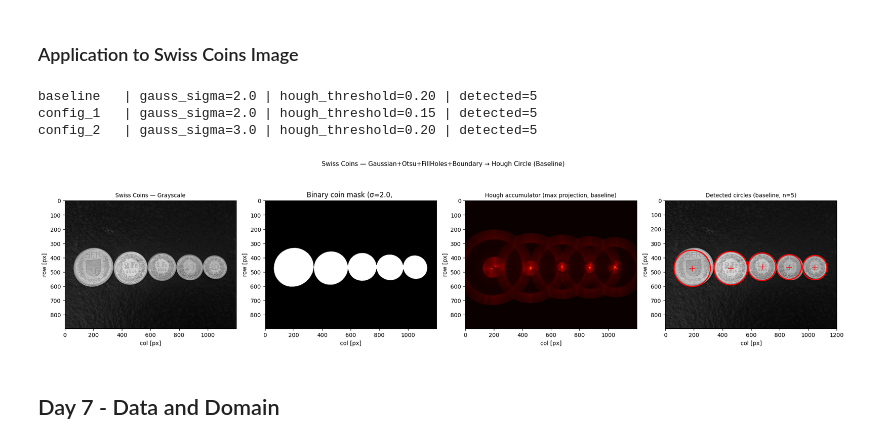
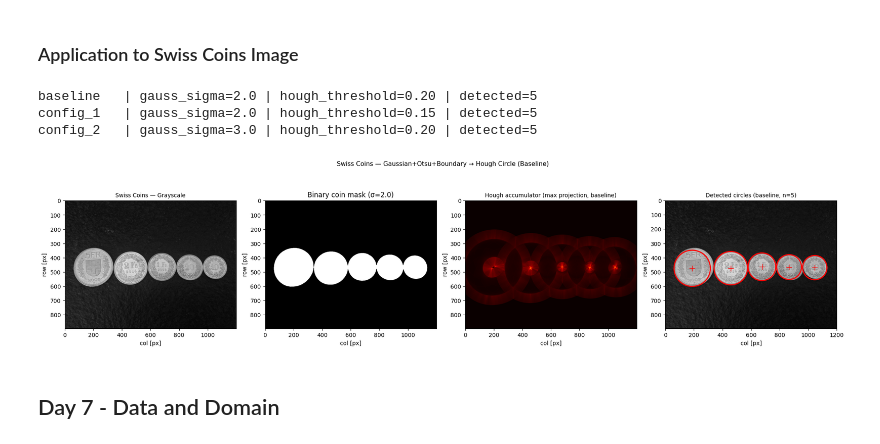
Before and after one commit to mikeandrusyak/gbsv-research, a Jupyter notebook: mc2/pattern_detection.ipynb, the cells around one changed output. Drawn from its saved outputs; the diff is of its cells as text; code cells hidden in the pictures.

Commit message:
remove not nessesary make_coin_boundary

```diff
--- a/mc2/pattern_detection.ipynb
+++ b/mc2/pattern_detection.ipynb
@@ -138,15 +138,13 @@ hough_radii = np.arange(MIN_RADIUS, MAX_RADIUS, RADIUS_STEP)
 
 def make_coin_boundary(img_gray, gauss_sigma):
     """
-    Pipeline: Gaussian blur → Otsu threshold → fill all holes → remove small objects → inner boundary.
+    Pipeline: Gaussian blur → Otsu threshold → remove small objects → inner boundary.
     Produces a 1-px ring at the outer edge of each coin, suppressing all
     internal coin features (lettering, embossing, wreath rings).
     """
     blurred = skimage.filters.gaussian(img_gray, sigma=gauss_sigma)
     thresh = skimage.filters.threshold_otsu(blurred)
     mask = blurred > thresh
-    # Fill all interior holes (text, cross, wreath) so each coin is a solid disc
-    mask = ndi.binary_fill_holes(mask)
     # Remove small background blobs
     mask = skimage.morphology.remove_small_objects(mask, min_size=MIN_OBJECT_SIZE)
     boundary = skimage.segmentation.find_boundaries(mask, mode="inner")
@@ -191,36 +189,36 @@ axes[0].imshow(IMG, cmap="gray", vmin=0, vmax=1)
 axes[0].set_title("Swiss Coins — Grayscale", fontsize=10)
 axes[0].set_xlabel("col [px]"); axes[0].set_ylabel("row [px]")
 
 axes[1].imshow(baseline_r["mask"], cmap="gray")
 axes[1].set_title(
-    f"Binary coin mask (σ={CONFIGS[0]['gauss_sigma']:.1f}, "
+    f"Binary coin mask (σ={CONFIGS[0]['gauss_sigma']:.1f})"
 )
 axes[1].set_xlabel("col [px]"); axes[1].set_ylabel("row [px]")
 
 hough_proj_viz = _hough_res_viz.max(axis=0)
 axes[2].imshow(hough_proj_viz, cmap="hot")
 axes[2].set_title("Hough accumulator (max projection, baseline)", fontsize=10)
 axes[2].set_xlabel("col [px]"); axes[2].set_ylabel("row [px]")
 
 axes[3].imshow(IMG, cmap="gray", vmin=0, vmax=1)
 for cx_i, cy_i, r_i in zip(baseline_r["cx"], baseline_r["cy"], baseline_r["radii"]):
     circ = mpatches.Circle((cx_i, cy_i), r_i, fill=False, edgecolor="red", linewidth=2)
     axes[3].add_patch(circ)
     axes[3].plot(cx_i, cy_i, "r+", markersize=10)
 axes[3].set_xlim(0, IMG.shape[1]); axes[3].set_ylim(IMG.shape[0], 0)
 axes[3].set_title(f"Detected circles (baseline, n={len(baseline_r['radii'])})", fontsize=10)
 axes[3].set_xlabel("col [px]"); axes[3].set_ylabel("row [px]")
 
 plt.suptitle(
-    "Swiss Coins — Gaussian+Otsu+FillHoles+Boundary → Hough Circle (Baseline)",
+    "Swiss Coins — Gaussian+Otsu+Boundary → Hough Circle (Baseline)",
     fontsize=11
 )
 plt.tight_layout(); plt.show()
 # %% [output]
 baseline   | gauss_sigma=2.0 | hough_threshold=0.20 | detected=5
 config_1   | gauss_sigma=2.0 | hough_threshold=0.15 | detected=5
 config_2   | gauss_sigma=3.0 | hough_threshold=0.20 | detected=5
-[figure, old version]
+[figure, new version]
 # %% [markdown]
 ## Day 7 - Data and Domain
 # %% [markdown]
```
Also changed, not shown: parts of 2 cells of this notebook.
